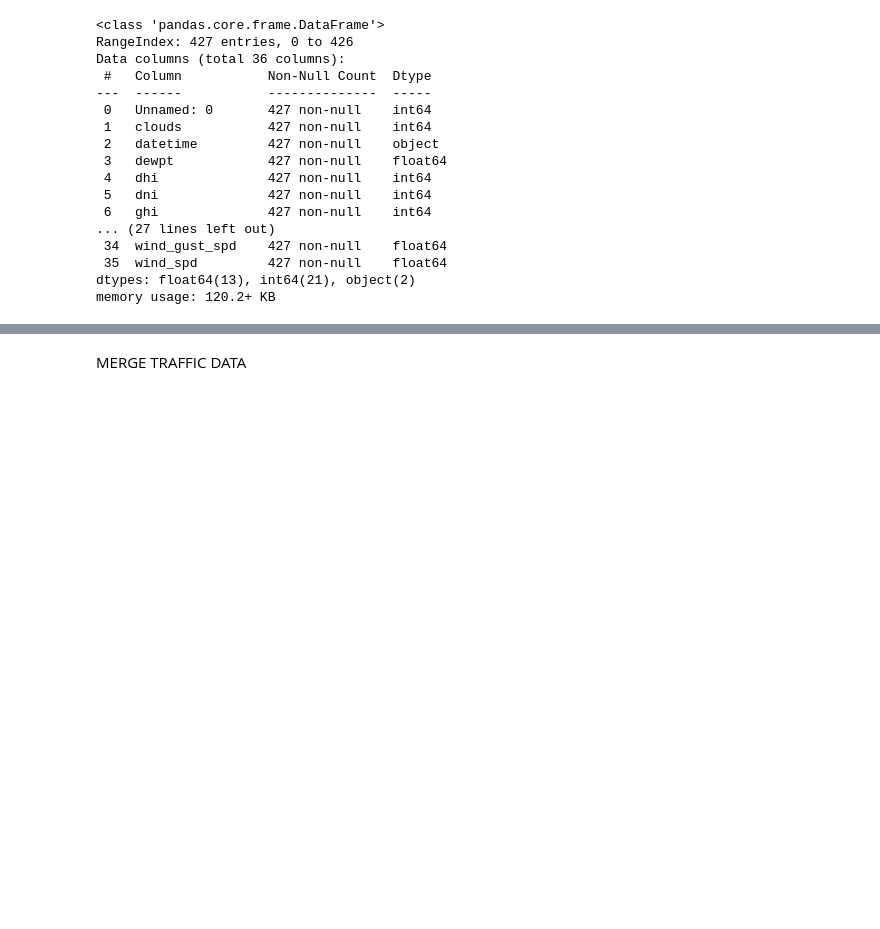
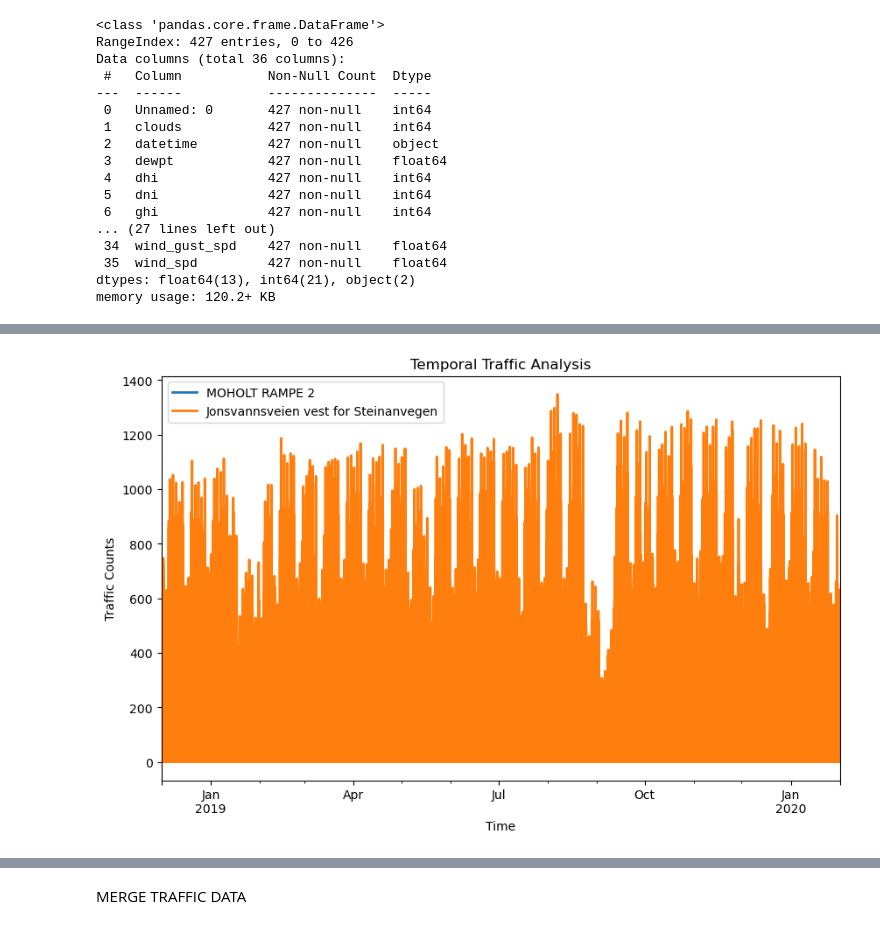
Before and after one commit to 7ashiorkor7/Residential-EV-Charging, a Jupyter notebook: evchargingduration.ipynb, the cells around one changed output, grey strips where cells are left out. Saved outputs shown, nothing was run; the diff lists cells and outputs as text; code cells hidden in the pictures; blank space fills up the shorter version.

```diff
--- a/evchargingduration.ipynb
+++ b/evchargingduration.ipynb
@@ -210 +307,30 @@ memory usage: 120.2+ KB
+# %%
+
+
+# Convert the timestamp columns to datetime
+df6['Date_from'] = pd.to_datetime(df6['Date_from'], format='%d.%m.%Y %H:%M')
+df6['Date_to'] = pd.to_datetime(df6['Date_to'], format='%d.%m.%Y %H:%M')
+
+# Combine 'Date_from' and 'Date_to' columns to get a complete timestamp range
+timestamps = pd.date_range(start=df6['Date_from'].min(), end=df6['Date_to'].max(), freq='H')
+
+# Create a new DataFrame with complete timestamp range and fill in traffic values
+complete_data = pd.DataFrame(index=timestamps)
+
+# Iterate over columns and update values
+for col in df6.columns[2:]:
+    traffic_values = []
+    for index, row in df6.iterrows():
+        start_time, end_time, traffic_count = row['Date_from'], row['Date_to'], row[col]
+        traffic_values.extend([traffic_count] * int((end_time - start_time).seconds / 3600) + [0])
+    complete_data[col] = traffic_values[:len(complete_data)]
+
+# Temporal Traffic Analysis
+complete_data.plot(kind='line', figsize=(10, 6), linewidth=2)
+plt.title('Temporal Traffic Analysis')
+plt.xlabel('Time')
+plt.ylabel('Traffic Counts')
+plt.show()
+# %% [output]
+[figure, added]
 # %%
```
Also changed, not shown: parts of 7 cells of this notebook.
